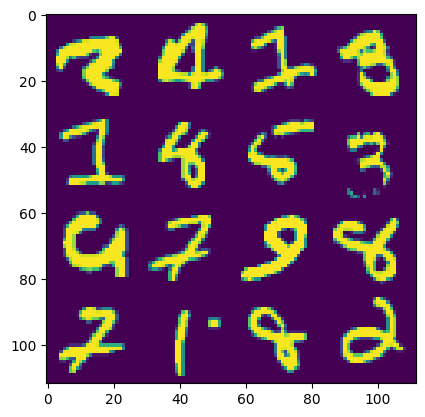
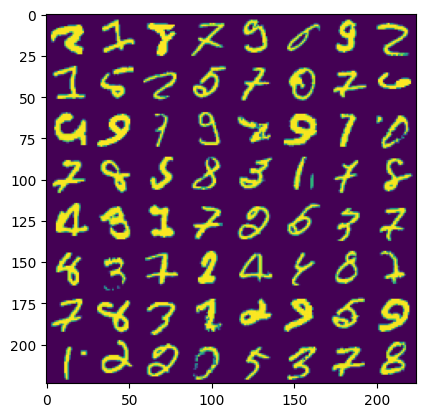
Unified diff of the notebook cell whose output changed from the first chart to the second:
--- before
+++ after
@@ -1,5 +1,6 @@
 # What else is confusing?
-grid = sorted(list(zip(r, range(r.shape[0]))), reverse=True)[0:16]
+size = 8
+grid = sorted(list(zip(r, range(r.shape[0]))), reverse=True)[0:size*size]
 X_bad = X_test[[x[1] for x in grid]]
 
-plt.imshow(np.concatenate(X_bad.reshape((4, 28*4, 28)), axis=1))
+plt.imshow(np.concatenate(X_bad.reshape((size, 28*size,  28)), axis=1))

Commit: improved grid for a bit